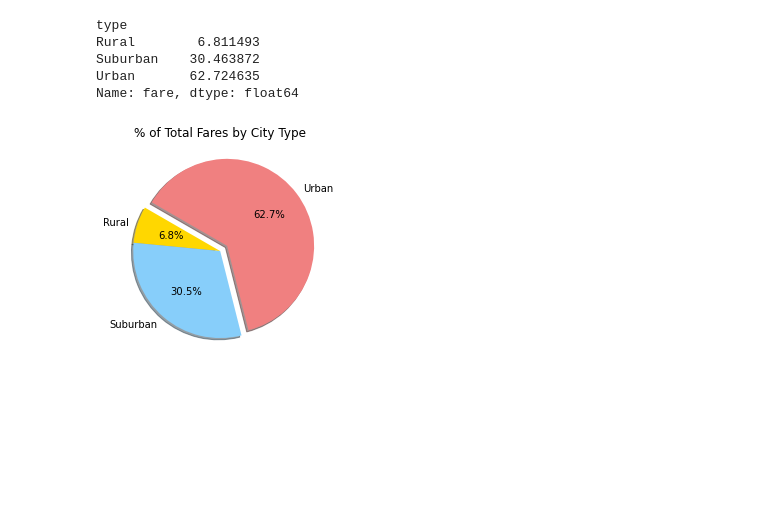
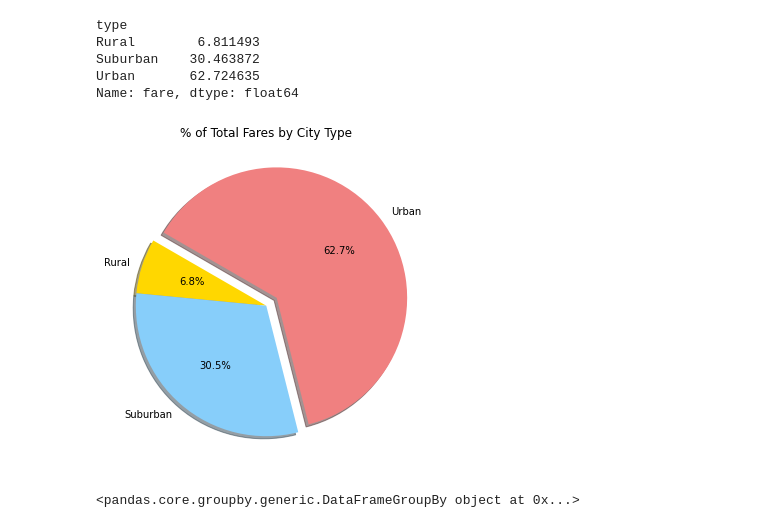
Before and after one commit to KF59874/PyBer_Analysis, a Jupyter notebook: PyBer.ipynb, the cells around one changed output. Saved outputs shown, nothing was run; the diff lists cells and outputs as text; code cells hidden in the pictures; blank space fills up the shorter version.

Commit message:
Add last pie chart

```diff
--- a/PyBer.ipynb
+++ b/PyBer.ipynb
@@ -914,15 +914,27 @@ Suburban    30.463872
 Urban       62.724635
 Name: fare, dtype: float64
 # %%
-# Build the percentage of fares by city type pie chart.
+# Import mpl to change the plot configurations using rcParams.
+import matplotlib as mpl
+# Build Pie Chart
+plt.subplots(figsize=(10, 6))
 plt.pie(type_percents,
     labels=["Rural", "Suburban", "Urban"],
     colors=["gold", "lightskyblue", "lightcoral"],
     explode=[0, 0, 0.1],
     autopct='%1.1f%%',
     shadow=True, startangle=150)
 plt.title("% of Total Fares by City Type")
+# Change the default font size from 10 to 14.
+mpl.rcParams['font.size'] = 14
+# Save Figure
+plt.savefig("analysis/Fig5.png")
 # Show Figure
 plt.show()
 # %% [output]
-[figure, old version]
+[figure, new version]
+# %%
+pyber_data_df.groupby(["type"])
+pyber_data_df.groupby(["type"]).count()["ride_id"]
+# %% [output]
+<pandas.core.groupby.generic.DataFrameGroupBy object at 0x...>
```
Also changed, not shown: parts of 1 cell of this notebook, 1 other file.
